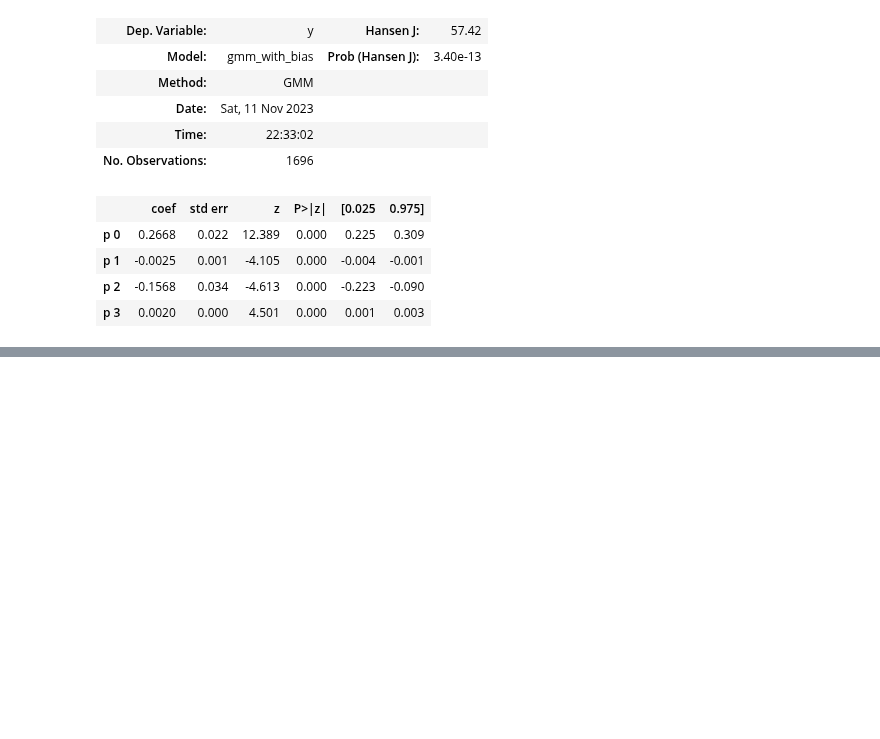
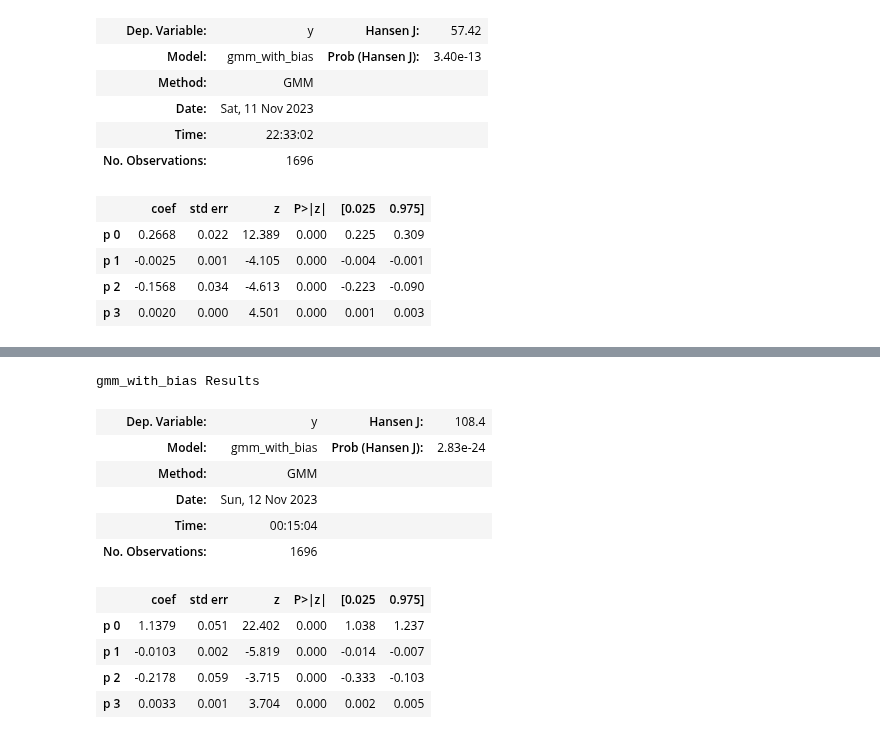
Before and after one commit to ajkam/schulich_data_science, a Jupyter notebook: Predicitive Modelling/partone.ipynb, the cells around one changed output, grey strips where cells are left out. Cells and saved outputs as stored; diff of their text form; code cells hidden in the pictures; blank space fills up the shorter version.

```diff
--- a/Predicitive Modelling/partone.ipynb
+++ b/Predicitive Modelling/partone.ipynb
@@ -208,0 +285,43 @@ gmm_with_bias Results
+# %%
+y_vals = np.array(df["Stock Change"])
+x_vals = np.array(df[["Inventory Turnover", "Operating Profit", "Interaction Effect"]])
+iv_vals = np.array(df[["Current Ratio", "Quick Ratio", "Debt Asset Ratio"]])
+
+# Bias term
+delta = 0.5  # Adjust this value based on expert's claim
+
+# Initial parameter values
+beta0 = np.array([0.1, 0.1, 0.1, 0.1])
+
+# Updated GMM class with bias term
+class gmm_with_bias(GMM):
+    def momcond(self, params):
+        p0, p1, p2, p3 = params
+        endog = self.endog
+        exog = self.exog
+        inst = self.instrument
+
+        # Incorporate the bias term
+        bias_term = delta * inst[:, 0]  # Adjust index based on the actual instrument
+
+        error0 = endog - p0 - p1 * exog[:, 0] - p2 * exog[:, 1] - p3 * exog[:, 2] + bias_term
+        error1 = (endog - p0 - p1 * exog[:, 0] - p2 * exog[:, 1] - p3 * exog[:, 2] + bias_term) * exog[:, 1]
+        error2 = (endog - p0 - p1 * exog[:, 0] - p2 * exog[:, 1] - p3 * exog[:, 2] + bias_term) * exog[:, 2]
+        error3 = (endog - p0 - p1 * exog[:, 0] - p2 * exog[:, 1] - p3 * exog[:, 2] + bias_term) * inst[:, 0]
+        error4 = (endog - p0 - p1 * exog[:, 0] - p2 * exog[:, 1] - p3 * exog[:, 2] + bias_term) * inst[:, 1]
+        error5 = (endog - p0 - p1 * exog[:, 0] - p2 * exog[:, 1] - p3 * exog[:, 2] + bias_term) * inst[:, 2]
+
+        g = np.column_stack((error0, error1, error2, error3, error4, error5))
+        return g
+
+# Fit GMM model with bias term
+model_gmm_with_bias = gmm_with_bias(endog=y_vals, exog=x_vals, instrument=iv_vals, k_moms=6, k_params=4).fit(beta0)
+
+# Output the results
+results_df_with_bias = pd.DataFrame({
+    'Parameter': ['β0', 'β1', 'β2', 'β3'],
+    'GMM Estimate with Bias': model_gmm_with_bias.params,
+    'GMM Std. Error with Bias': model_gmm_with_bias.bse
+})
+
+print(results_df_with_bias)
@@ -208,0 +346,15 @@ gmm_with_bias Results
+# %%
+model_gmm_with_bias.summary()
+# %% [output]
+gmm_with_bias Results
+| Dep. Variable: | y | Hansen J: | 108.4 |
+| Model: | gmm_with_bias | Prob (Hansen J): | 2.83e-24 |
+| Method: | GMM |  |  |
+| Date: | Sun, 12 Nov 2023 |  |  |
+| Time: | 00:15:04 |  |  |
+| No. Observations: | 1696 |  |  |
+|  | coef | std err | z | P>|z| | [0.025 | 0.975] |
+| p 0 | 1.1379 | 0.051 | 22.402 | 0.000 | 1.038 | 1.237 |
+| p 1 | -0.0103 | 0.002 | -5.819 | 0.000 | -0.014 | -0.007 |
+| p 2 | -0.2178 | 0.059 | -3.715 | 0.000 | -0.333 | -0.103 |
+| p 3 | 0.0033 | 0.001 | 3.704 | 0.000 | 0.002 | 0.005 |
```
Also changed, not shown: parts of 3 cells of this notebook, 1 other file.
